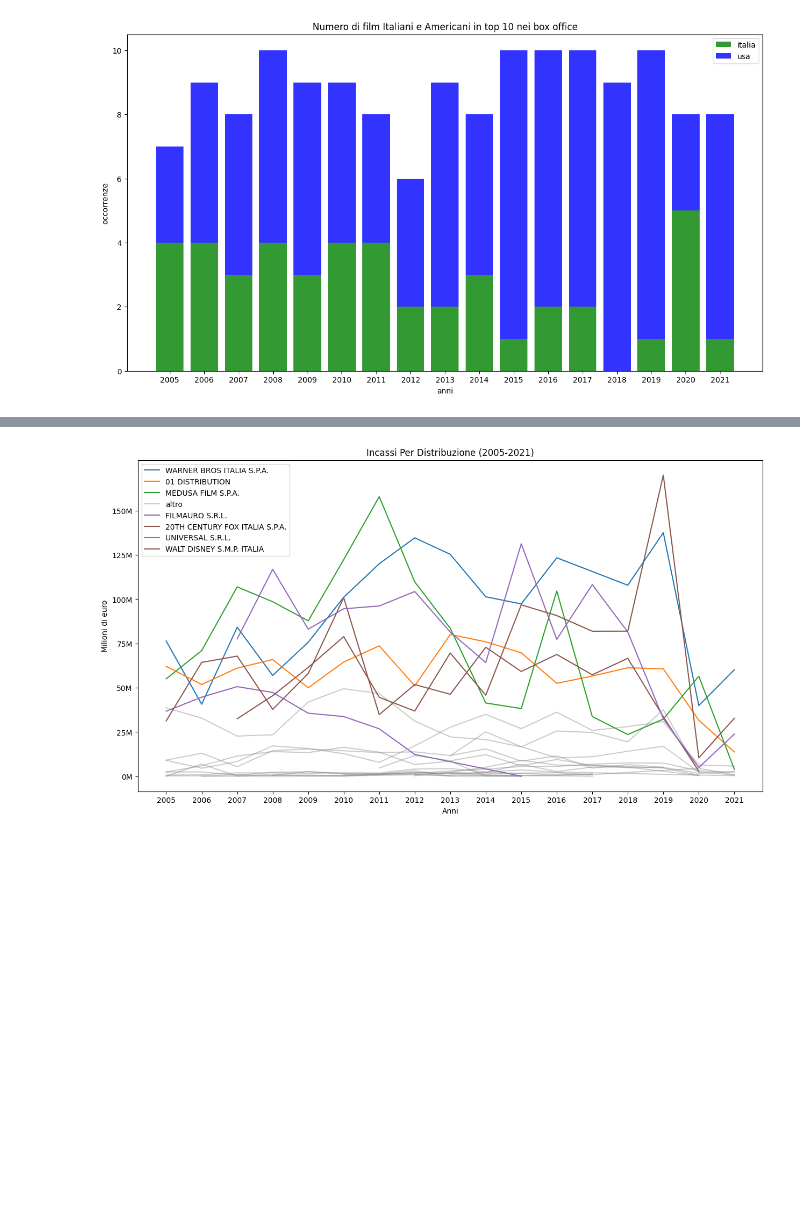
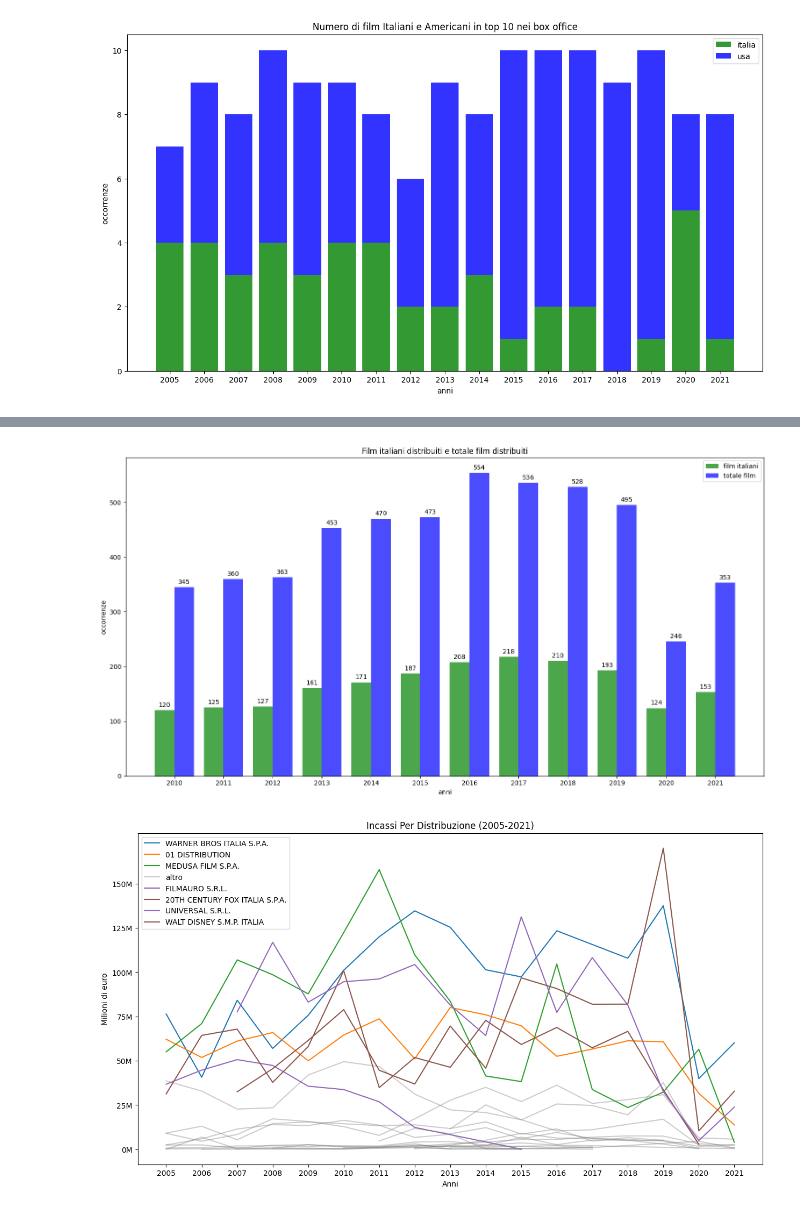
Before and after one commit to GitCass01/italian-cinemas-sciviz, a Jupyter notebook: Progetto.ipynb, the cells around one changed output, grey strips where cells are left out. Cells and saved outputs as stored; diff of their text form; code cells hidden in the pictures; blank space fills up the shorter version.

```diff
--- a/Progetto.ipynb
+++ b/Progetto.ipynb
@@ -277,3 +332,36 @@ plt.show()
+# %%
+# MA QUANTI NUOVI FILM ITALIANI E NON VENGONO DISTRIBUITI?
+# da 2004 a 2009 i dati sono stati predetti con LinearRegression
+num_film = pd.read_csv('Dati_Cinema_Italiani/tables/numero_film.csv', sep=',', decimal='.', thousands='.')
+num_ita = num_film[num_film['Year'] >= 2010]['Film Italiani co-prodotti']
+num_tot = num_film[num_film['Year'] >= 2010]['Totale Film']
+
+labels = np.arange(2010, 2022)
+x = np.arange(len(labels))
+
+fig, ax = plt.subplots(figsize=(15,8))
+
+width = 0.4
+
+rects1 = ax.bar(x - width/2, num_ita, width=width, color='green', label='film italiani', alpha=.7)
+rects2 = ax.bar(x + width/2, num_tot, width=width, color='blue', label='totale film', alpha=.7)
+
+ax.set_ylabel('occorrenze')
+ax.set_xlabel('anni')
+ax.set_title('Film italiani distribuiti e totale film distribuiti')
+ax.set_xticks(x, labels)
+plt.legend()
+
+ax.bar_label(rects1, padding=3)
+ax.bar_label(rects2, padding=3)
+
+fig.tight_layout()
+
+plt.savefig('Dati_Cinema_Italiani/plots/Ita_Usa_occ_top10_groupbarchart.png', bbox_inches='tight')
+
+plt.show()
+# %% [output]
+[figure, added]
 # %%
 # INCASSI PER DISTRIBUZIONE 2005-2021
 # INCASSI FILM IN ITALIA PER NAZIONE
```
Also changed, not shown: parts of 6 cells of this notebook, 2 other files.
